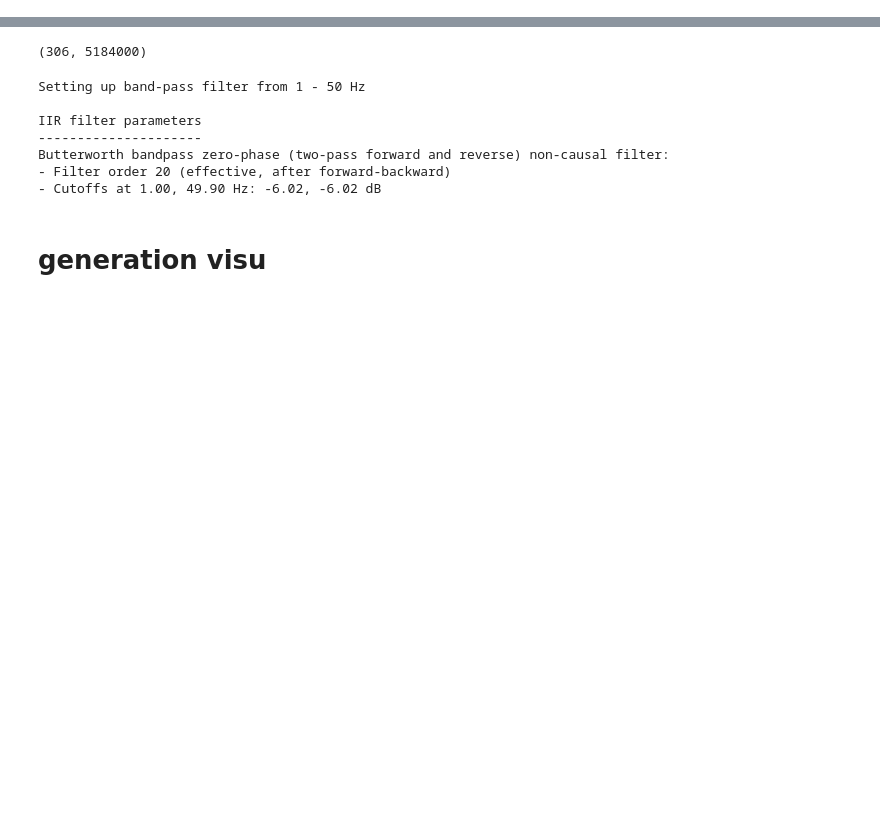
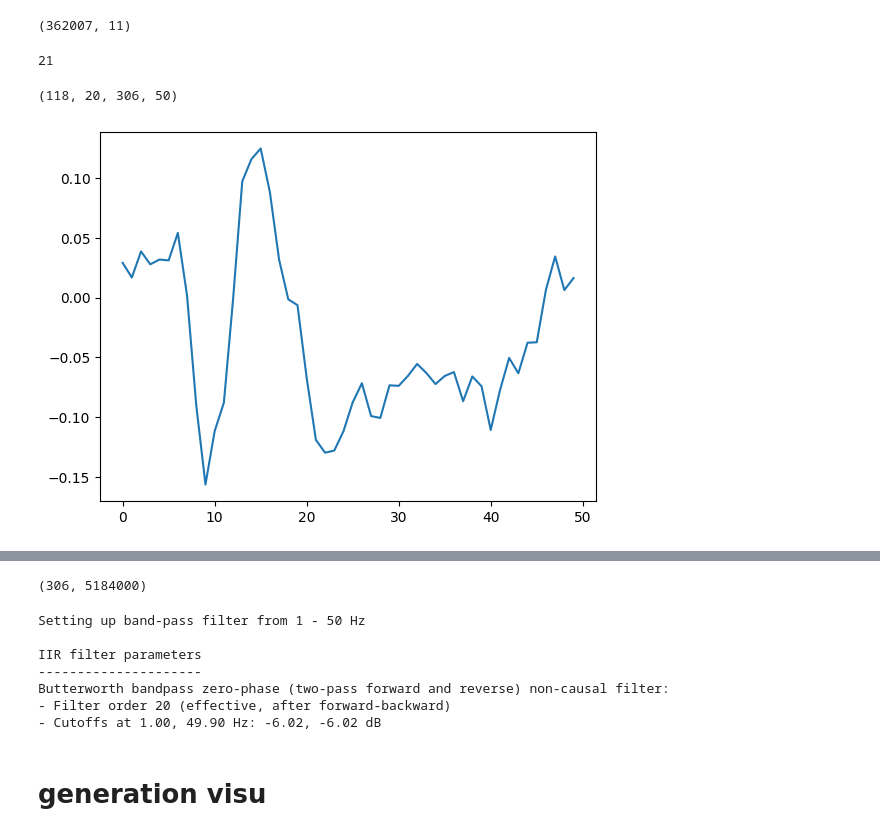
Before and after one commit to ricsinaruto/MEG-transfer-decoding, a Jupyter notebook: notebooks/testing.ipynb, the cells around one changed output, grey strips where cells are left out. Drawn from its saved outputs; the diff is of its cells as text; code cells hidden in the pictures; blank space fills up the shorter version.

```diff
--- a/notebooks/testing.ipynb
+++ b/notebooks/testing.ipynb
@@ -13,3 +16,32 @@ from sklearn.preprocessing import StandardScaler, RobustScaler, MaxAbsScaler
+# %%
+event_times = [(int(ev[0]/10) - 155520, ev[2]) for ev in event_times]
+# %%
+event_times = [(ev[0], ev[1]) for ev in event_times if ev[0] > 0]
+# %%
+event_times[-1]
+# %% [output]
+(362007, 11)
+# %%
+# epoch mat based on event times
+epochs = [[] for i in range(118)]
+for e in event_times:
+    epochs[e[1] - 1].append(mat[:, e[0]-10:e[0] + 50])
+# %%
+len(epochs[0])
+# %% [output]
+21
+# %%
+epochs = np.array([np.array(e[:20]) for e in epochs])
+# %%
+epochs.shape
+# %% [output]
+(118, 20, 306, 50)
+# %%
+# plot epochs
+plt.plot(np.mean(epochs, axis=(0,1))[102])
+e=0
+# %% [output]
+[figure, added]
 # %%
 # prepare data for matlab
 path = os.path.join('/', 'well', 'woolrich', 'projects', 'cichy118_cont', 'preproc_data_osl', 'subj1', 'subj1_50hz.npy')
```
Also changed, not shown: parts of 4 cells of this notebook, 10 other files.
